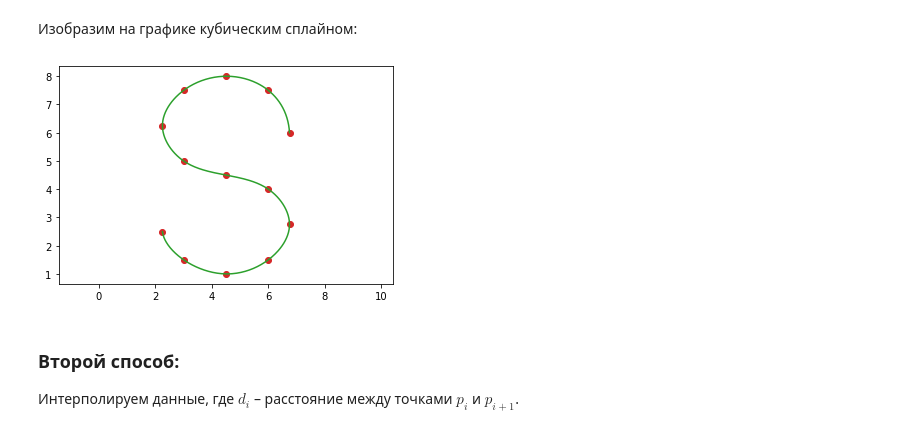
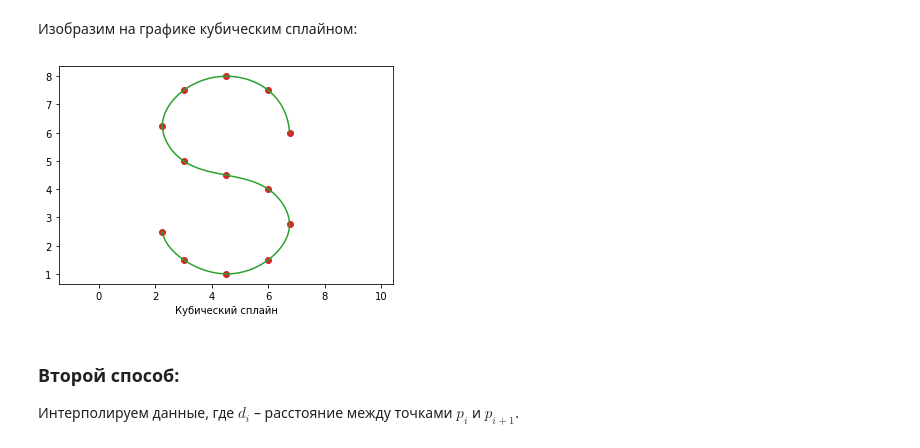
Before and after one commit to farkas51/Interpolation, a Jupyter notebook: Interp.ipynb, the cells around one changed output. Drawn from its saved outputs; the diff is of its cells as text; code cells hidden in the pictures.

```diff
--- a/Interp.ipynb
+++ b/Interp.ipynb
@@ -77,12 +78,13 @@ yk = e(lnp)
 # %% [markdown]
 Изобразим на графике кубическим сплайном:
 # %%
+plt.xlabel('Кубический сплайн')
 plt.plot(x, y, 'o', color='tab:red')
 plt.plot(xk, yk, color="tab:green")
 plt.axis('equal')
 pass
 # %% [output]
-[figure, old version]
+[figure, new version]
 # %% [markdown]
 ### Второй способ:
 Интерполируем данные, где $d_i$ – расстояние между точками
```
Also changed, not shown: parts of 3 cells of this notebook.
